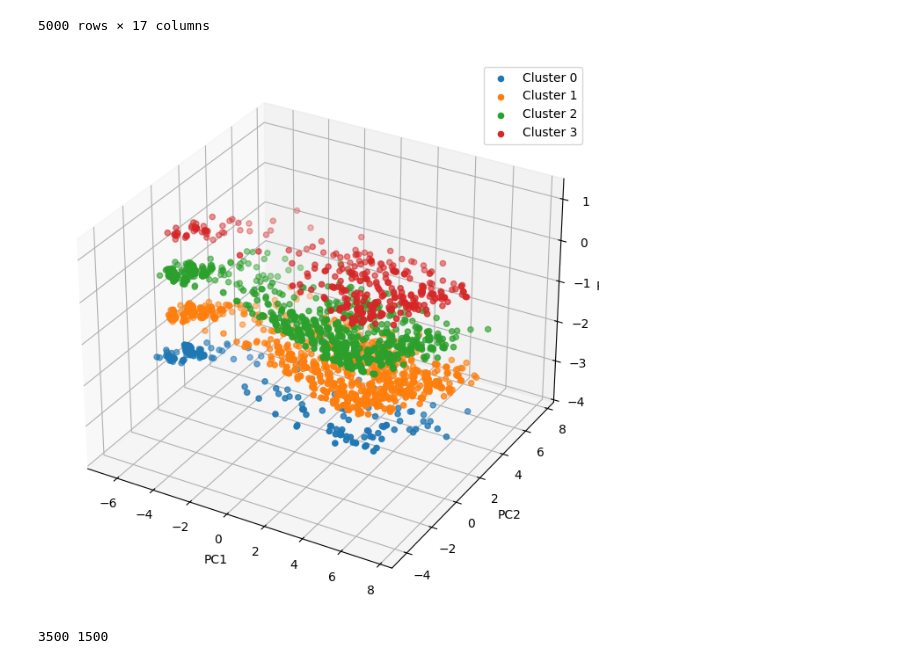
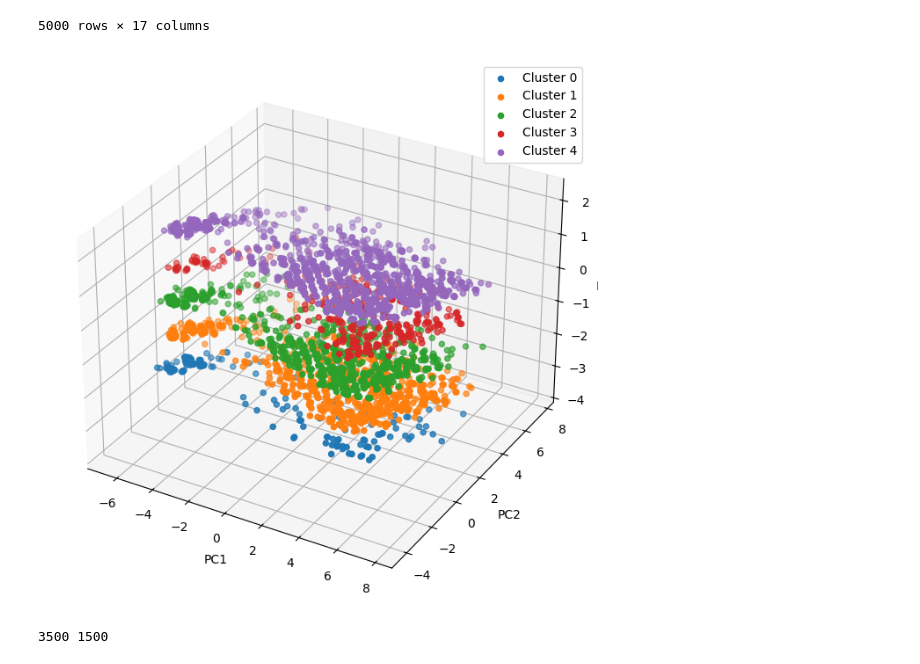
Before and after one commit to Echidori/kantar-tp, a Jupyter notebook: Partie_3/cross_classification_vert.ipynb, the cells around one changed output. Cells and saved outputs as stored; diff of their text form; code cells hidden in the pictures.

```diff
--- a/Partie_3/cross_classification_vert.ipynb
+++ b/Partie_3/cross_classification_vert.ipynb
@@ -102,7 +102,7 @@ features_pca = pca.fit_transform(data.values)
 fig = plt.figure(figsize=(10, 8))
 ax = fig.add_subplot(111, projection='3d')
 
-for cluster in range(4):
+for cluster in range(5):
     cluster_indices = data[data['cluster'] == cluster].index
     ax.scatter(features_pca[cluster_indices, 0], features_pca[cluster_indices, 1], features_pca[cluster_indices, 2], label=f'Cluster {cluster}')
 
@@ -320,22 +320,22 @@ data
 # %%
 # Représentation en 3D dans l'espace des composantes principales
 pca = PCA(n_components=3)
 features_pca = pca.fit_transform(data.values)
 
 fig = plt.figure(figsize=(10, 8))
 ax = fig.add_subplot(111, projection='3d')
 
-for cluster in range(4):
+for cluster in range(5):
     cluster_indices = data[data['cluster'] == cluster].index
     ax.scatter(features_pca[cluster_indices, 0], features_pca[cluster_indices, 1], features_pca[cluster_indices, 2], label=f'Cluster {cluster}')
 
 ax.set_xlabel('PC1')
 ax.set_ylabel('PC2')
 ax.set_zlabel('PC3')
 ax.legend()
 plt.show()
 # %% [output]
-[figure, old version]
+[figure, new version]
 # %%
 X = data.drop(columns=['cluster'])
 y = data['cluster']
```
Also changed, not shown: parts of 3 cells of this notebook, 1 other file.
